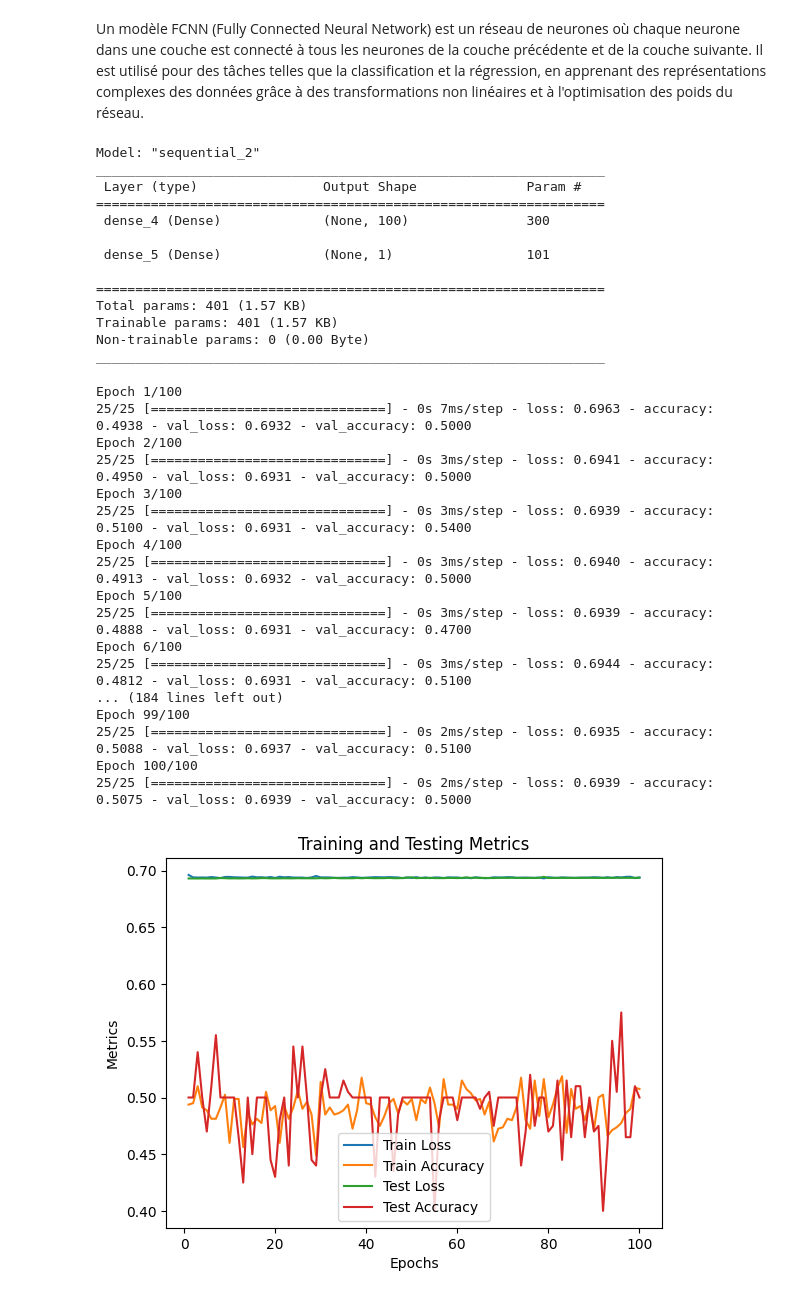
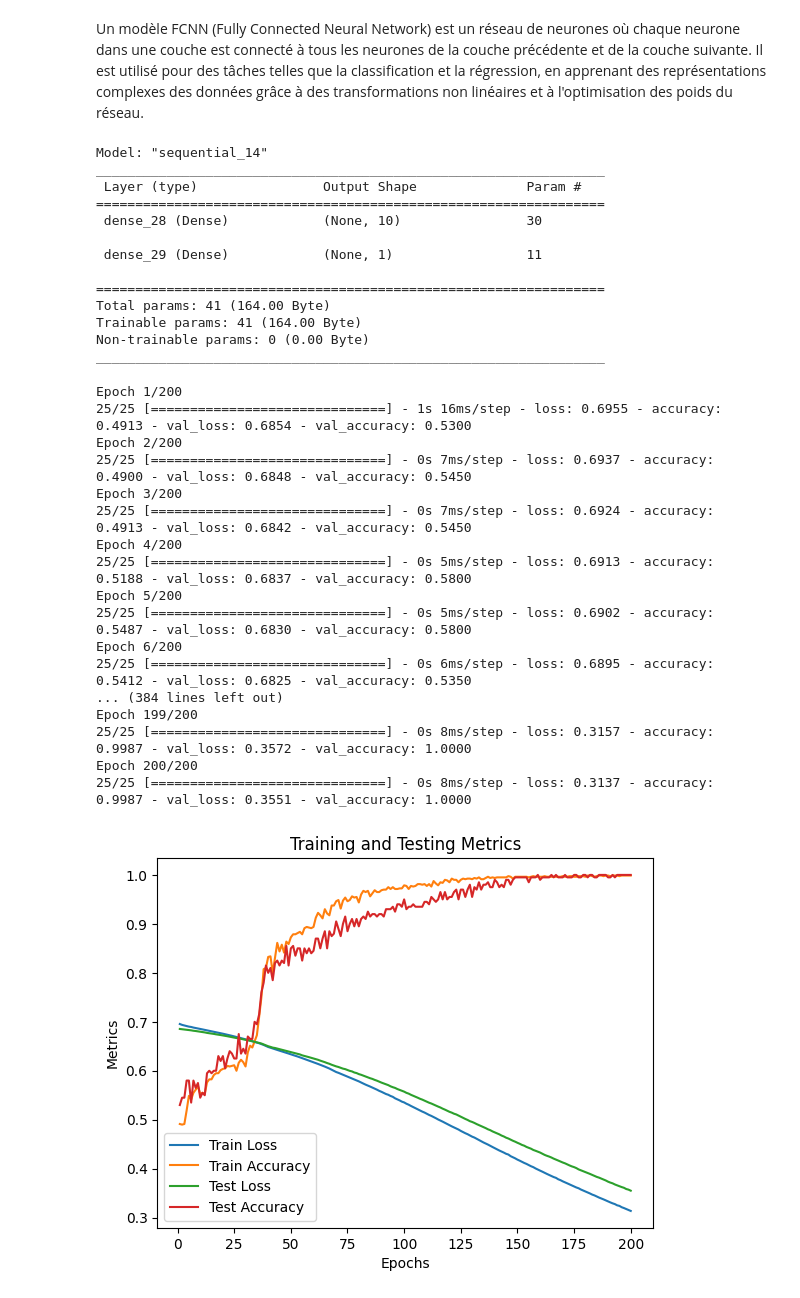
Before and after one commit to EyaRidene/DeepLearning_DNN, a Jupyter notebook: ClassificationBinaire.ipynb, the cells around one changed output. Cells and saved outputs as stored; diff of their text form; code cells hidden in the pictures.

```diff
--- a/ClassificationBinaire.ipynb
+++ b/ClassificationBinaire.ipynb
@@ -54,61 +54,61 @@ Un modèle FCNN (Fully Connected Neural Network) est un réseau de neurones où
 # %%
 model = Sequential()
 # Couche entièrement connectée avec 100 neurones cachés
-model.add(Dense(100, activation='sigmoid', input_shape=(2,)))
+model.add(Dense(10, activation='relu', input_shape=(2,)))
 # Couche de sortie avec activation sigmoid
 model.add(Dense(1, activation='sigmoid'))
 
 # Affichage du résumé de l'architecture du modèle
 model.summary()
 # %% [output]
-Model: "sequential_2"
+Model: "sequential_14"
 _________________________________________________________________
  Layer (type)                Output Shape              Param #
 =================================================================
- dense_4 (Dense)             (None, 100)               300
+ dense_28 (Dense)            (None, 10)                30
 
- dense_5 (Dense)             (None, 1)                 101
+ dense_29 (Dense)            (None, 1)                 11
 
 =================================================================
-Total params: 401 (1.57 KB)
-Trainable params: 401 (1.57 KB)
+Total params: 41 (164.00 Byte)
+Trainable params: 41 (164.00 Byte)
 Non-trainable params: 0 (0.00 Byte)
 _________________________________________________________________
 # %%
 # Compilation du modèle
-model.compile(loss='binary_crossentropy', optimizer=SGD(), metrics=['accuracy'])
+model.compile(loss='binary_crossentropy', optimizer=Adam(), metrics=['accuracy'])
 
 # Entrainement du modèle
-history = model.fit(X_train, y_train, epochs=100, batch_size=32, validation_data=(X_test, y_test), verbose=1)
+history = model.fit(X_train, y_train, epochs=200, batch_size=32, validation_data=(X_test, y_test), verbose=1)
 # %% [output]
-Epoch 1/100
-25/25 [==============================] - 0s 7ms/step - loss: 0.6963 - accuracy: 0.4938 - val_loss: 0.6932 - val_accuracy: 0.5000
-Epoch 2/100
-25/25 [==============================] - 0s 3ms/step - loss: 0.6941 - accuracy: 0.4950 - val_loss: 0.6931 - val_accuracy: 0.5000
-Epoch 3/100
-25/25 [==============================] - 0s 3ms/step - loss: 0.6939 - accuracy: 0.5100 - val_loss: 0.6931 - val_accuracy: 0.5400
-Epoch 4/100
-25/25 [==============================] - 0s 3ms/step - loss: 0.6940 - accuracy: 0.4913 - val_loss: 0.6932 - val_accuracy: 0.5000
-Epoch 5/100
-25/25 [==============================] - 0s 3ms/step - loss: 0.6939 - accuracy: 0.4888 - val_loss: 0.6931 - val_accuracy: 0.4700
-Epoch 6/100
-25/25 [==============================] - 0s 3ms/step - loss: 0.6944 - accuracy: 0.4812 - val_loss: 0.6931 - val_accuracy: 0.5100
-... (184 lines left out)
-Epoch 99/100
-25/25 [==============================] - 0s 2ms/step - loss: 0.6935 - accuracy: 0.5088 - val_loss: 0.6937 - val_accuracy: 0.5100
-Epoch 100/100
-25/25 [==============================] - 0s 2ms/step - loss: 0.6939 - accuracy: 0.5075 - val_loss: 0.6939 - val_accuracy: 0.5000
+Epoch 1/200
+25/25 [==============================] - 1s 16ms/step - loss: 0.6955 - accuracy: 0.4913 - val_loss: 0.6854 - val_accuracy: 0.5300
+Epoch 2/200
+25/25 [==============================] - 0s 7ms/step - loss: 0.6937 - accuracy: 0.4900 - val_loss: 0.6848 - val_accuracy: 0.5450
+Epoch 3/200
+25/25 [==============================] - 0s 7ms/step - loss: 0.6924 - accuracy: 0.4913 - val_loss: 0.6842 - val_accuracy: 0.5450
+Epoch 4/200
+25/25 [==============================] - 0s 5ms/step - loss: 0.6913 - accuracy: 0.5188 - val_loss: 0.6837 - val_accuracy: 0.5800
+Epoch 5/200
+25/25 [==============================] - 0s 5ms/step - loss: 0.6902 - accuracy: 0.5487 - val_loss: 0.6830 - val_accuracy: 0.5800
+Epoch 6/200
+25/25 [==============================] - 0s 6ms/step - loss: 0.6895 - accuracy: 0.5412 - val_loss: 0.6825 - val_accuracy: 0.5350
+... (384 lines left out)
+Epoch 199/200
+25/25 [==============================] - 0s 8ms/step - loss: 0.3157 - accuracy: 0.9987 - val_loss: 0.3572 - val_accuracy: 1.0000
+Epoch 200/200
+25/25 [==============================] - 0s 8ms/step - loss: 0.3137 - accuracy: 0.9987 - val_loss: 0.3551 - val_accuracy: 1.0000
 # %%
 # Affichage de la progression du modèle toutes les 10 époques
-epochs = range(1, 101)
+epochs = range(1, 201)
 plt.plot(epochs, history.history['loss'], label='Train Loss')
 plt.plot(epochs, history.history['accuracy'], label='Train Accuracy')
 plt.plot(epochs, history.history['val_loss'], label='Test Loss')
 plt.plot(epochs, history.history['val_accuracy'], label='Test Accuracy')
 plt.xlabel('Epochs')
 plt.ylabel('Metrics')
 plt.title('Training and Testing Metrics')
 plt.legend()
 plt.show()
 # %% [output]
-[figure, old version]
+[figure, new version]
```
Also changed, not shown: parts of 2 cells of this notebook.
